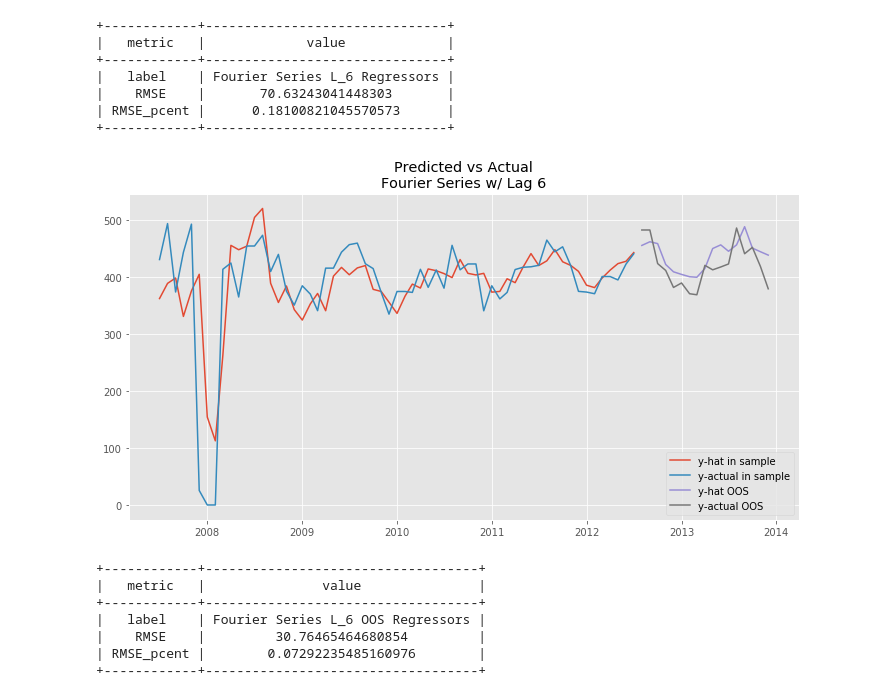
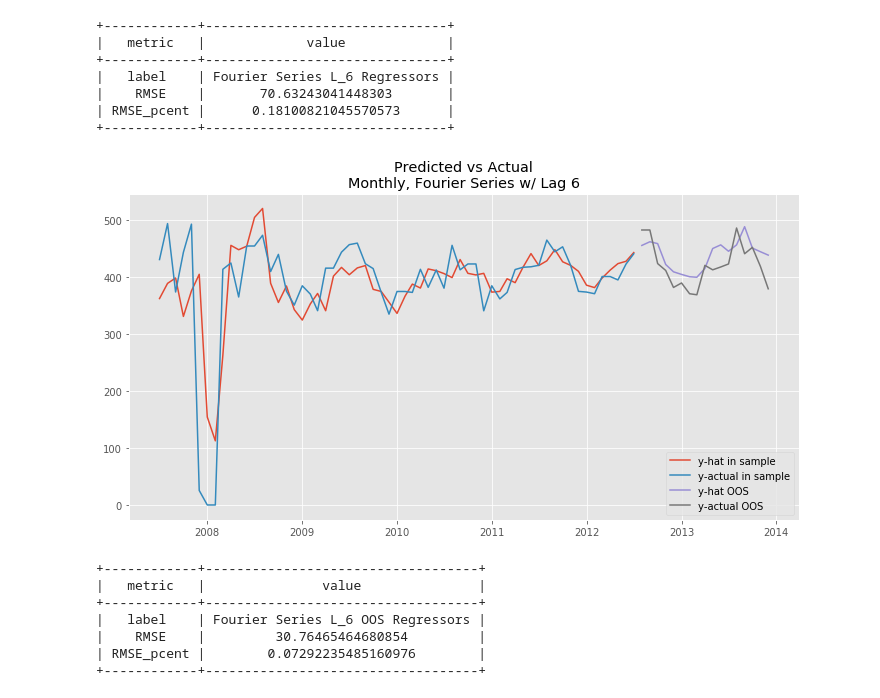
Before and after one commit to harizhisham/amarcord-1, a Jupyter notebook: local_amarcord_data_dd.ipynb, the cells around one changed output. Saved outputs shown, nothing was run; the diff lists cells and outputs as text; code cells hidden in the pictures.

```diff
--- a/local_amarcord_data_dd.ipynb
+++ b/local_amarcord_data_dd.ipynb
@@ -732,15 +744,15 @@ perf_in['monthly_incoming_L6'] = testing.measure_error(y_train[6:], y_hat, label
 # %%
 Y_pred = results.predict(X_test.iloc[:,[0,1,4,5,6]])
 
 plt.plot(list(monthly_ts[6:len(y_train)].index), y_hat, label = 'y-hat in sample')
 plt.plot(list(monthly_ts[6:len(y_train)].index), y_train[6:], label = 'y-actual in sample')
 plt.plot(list(monthly_ts[len(y_train):].index),Y_pred, label = 'y-hat OOS')
 plt.plot(list(monthly_ts[len(y_train):].index), y_test, label = 'y-actual OOS')
-plt.title('Predicted vs Actual\nFourier Series w/ Lag 6')
+plt.title('Predicted vs Actual\nMonthly, Fourier Series w/ Lag 6')
 plt.legend()
 plt.show()
 # %% [output]
-[figure, old version]
+[figure, new version]
 # %%
 perf_out['monthly_incoming_L6'] = testing.measure_error(y_test, Y_pred, label='Fourier Series L_6 OOS Regressors')
 # %% [output]
```
Also changed, not shown: parts of 19 cells of this notebook.
